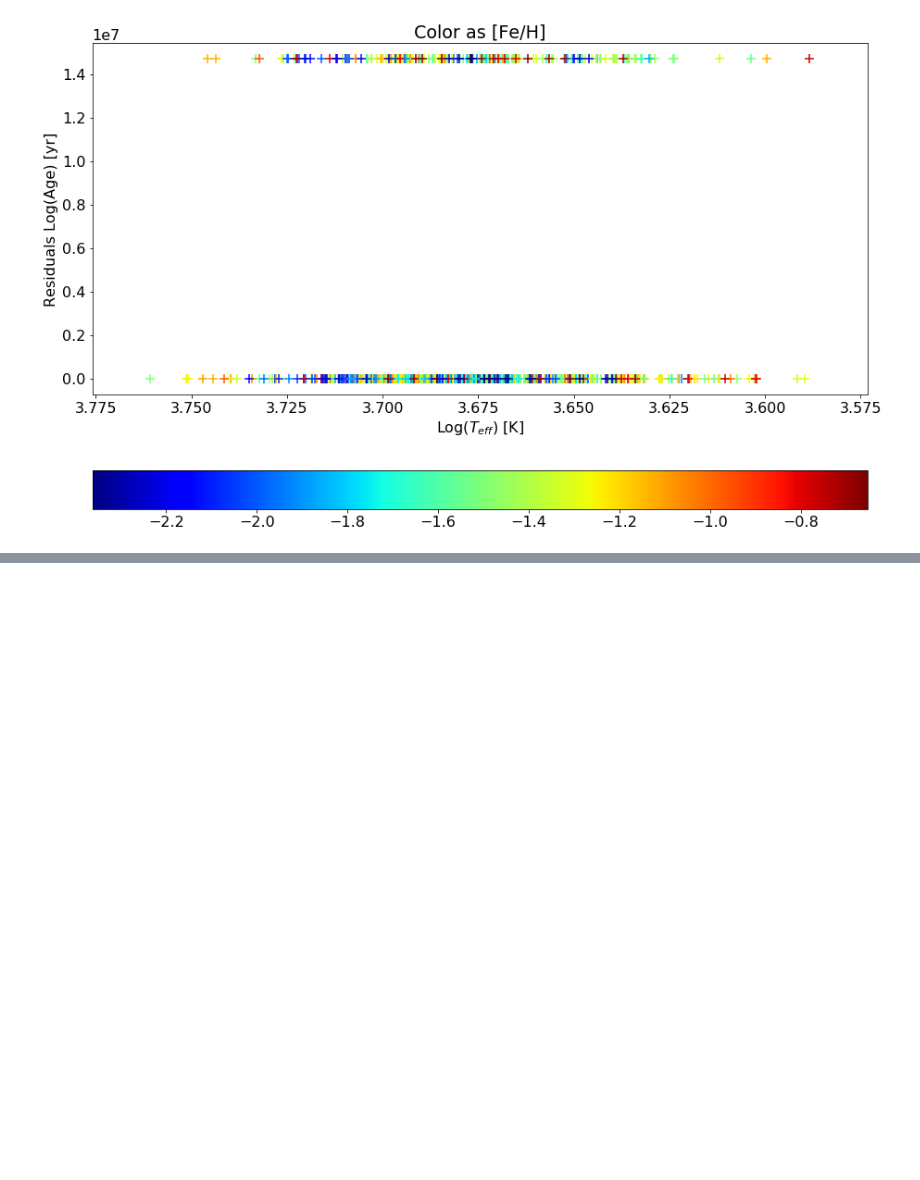
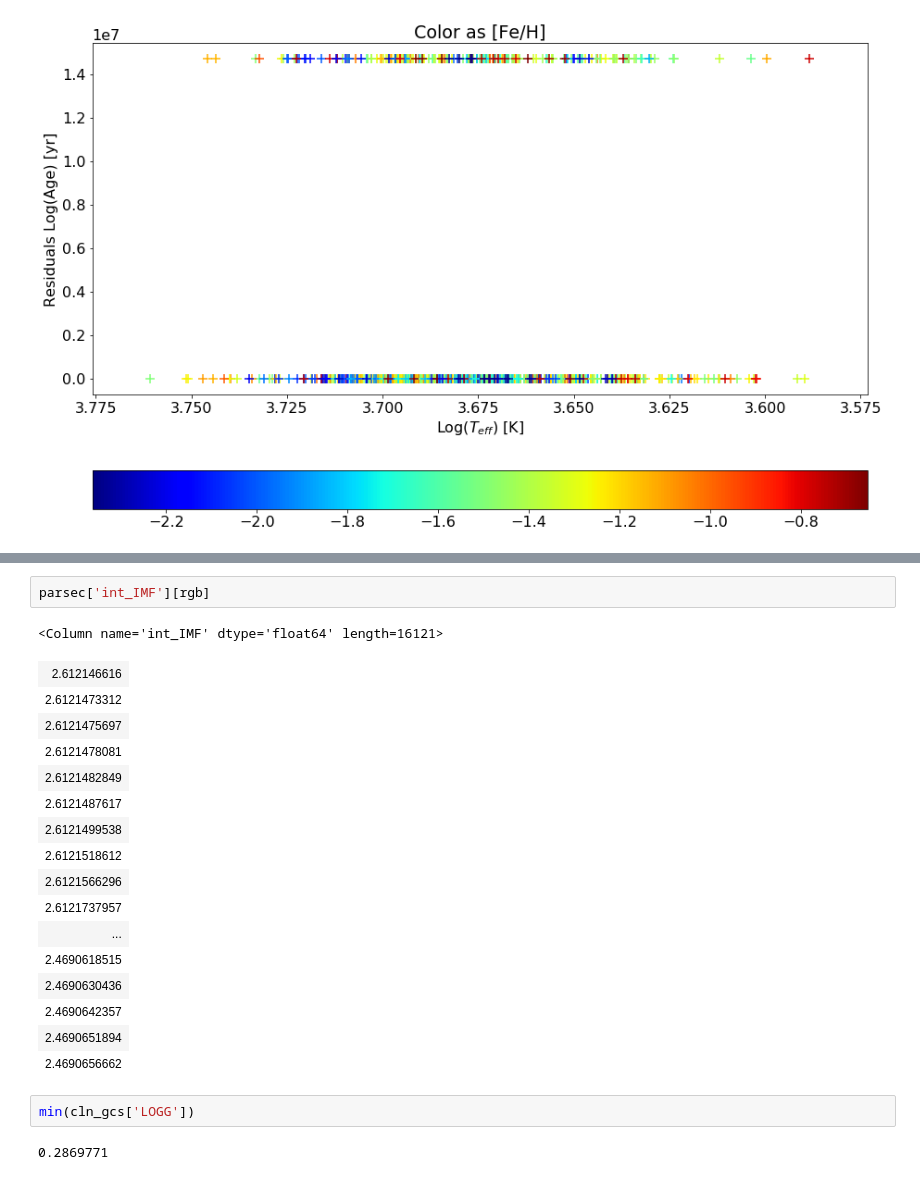
Before and after one commit to JoshuaPovick/Magellanic_Ages, a Jupyter notebook: globulars.ipynb, the cells around one changed output, grey strips where cells are left out. Saved outputs shown, nothing was run; the diff lists cells and outputs as text; blank space fills up the shorter version.

```diff
--- a/globulars.ipynb
+++ b/globulars.ipynb
@@ -324,0 +441,24 @@ set(cln_gcs['FE_H'][first])
+# %%
+parsec['int_IMF'][rgb]
+# %% [output]
+<Column name='int_IMF' dtype='float64' length=16121>
+| 2.612146616 |
+| 2.6121473312 |
+| 2.6121475697 |
+| 2.6121478081 |
+| 2.6121482849 |
+| 2.6121487617 |
+| 2.6121499538 |
+| 2.6121518612 |
+| 2.6121566296 |
+| 2.6121737957 |
+| ... |
+| 2.4690618515 |
+| 2.4690630436 |
+| 2.4690642357 |
+| 2.4690651894 |
+| 2.4690656662 |
+# %%
+min(cln_gcs['LOGG'])
+# %% [output]
+0.2869771
```
Also changed, not shown: parts of 14 cells of this notebook, 7 other files.
